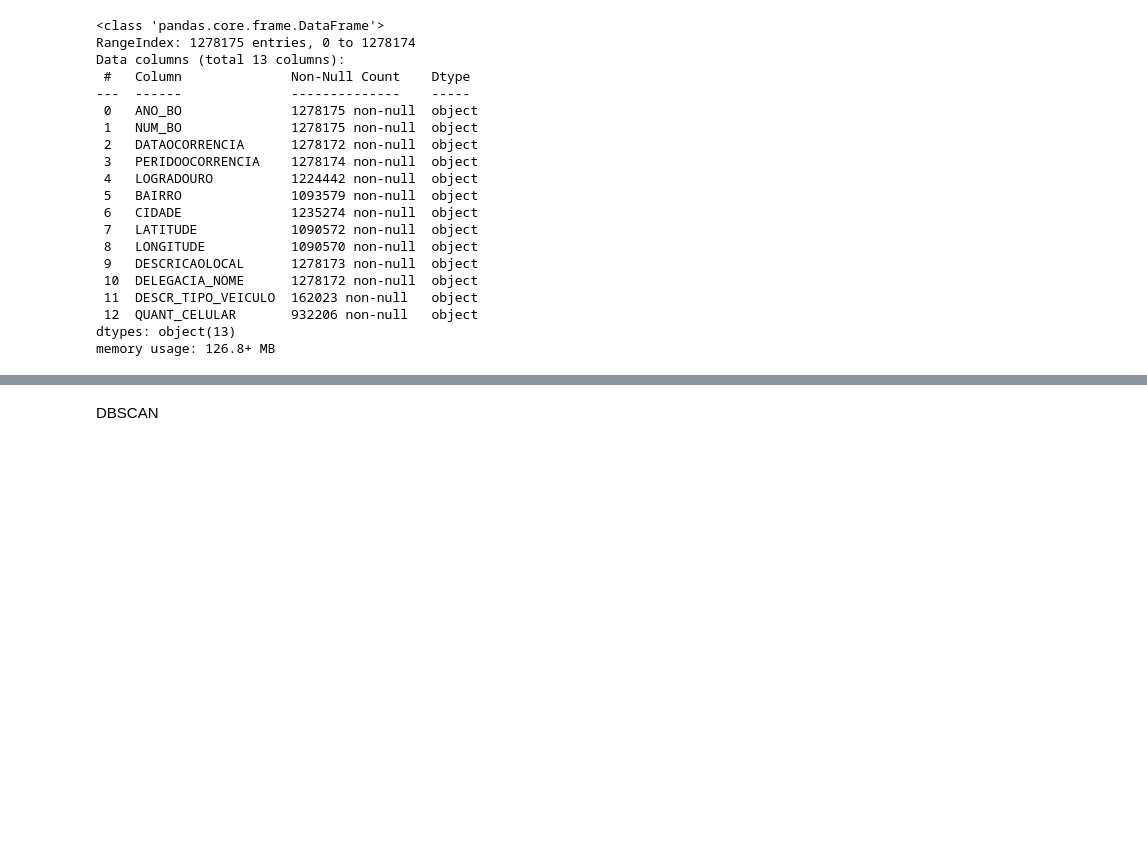
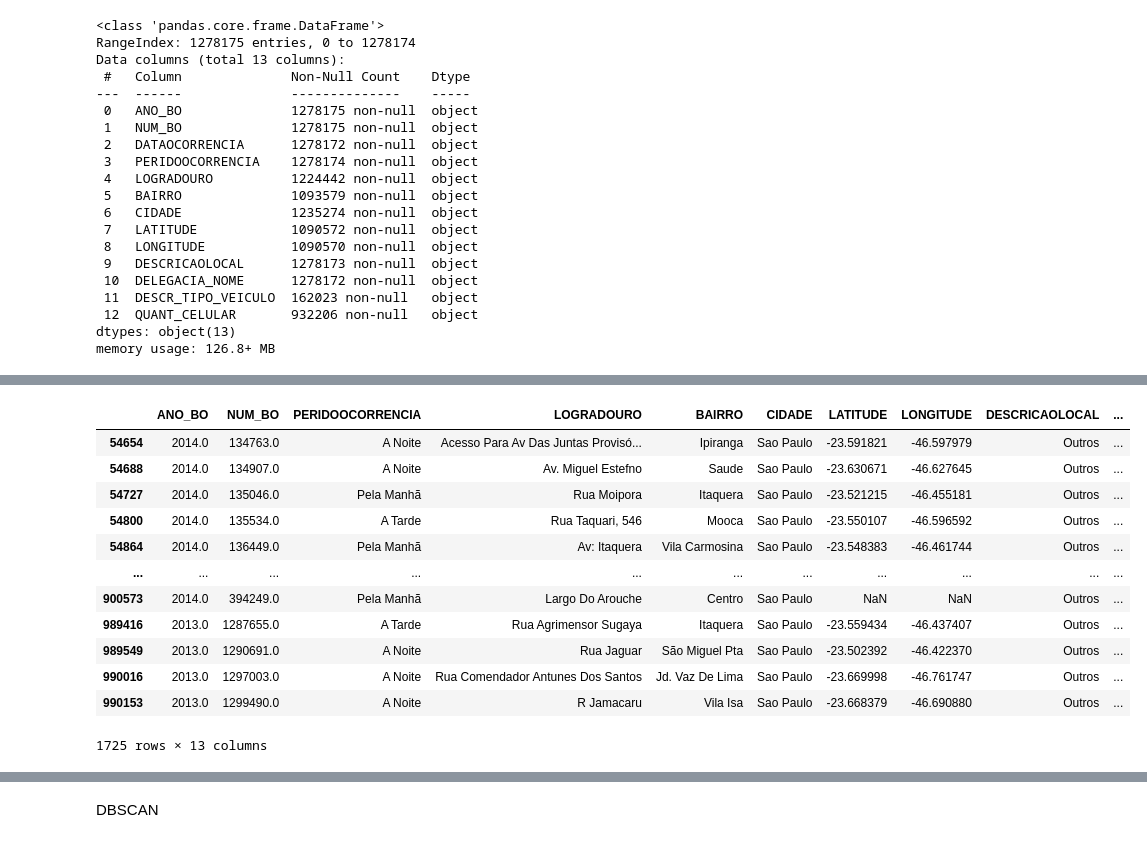
Before and after one commit to eversonm/mineracao-de-dados, a Jupyter notebook: Tratamento das Colunas.ipynb, the cells around one changed output, grey strips where cells are left out. Cells and saved outputs as stored; diff of their text form; code cells hidden in the pictures; blank space fills up the shorter version.

```diff
--- a/Tratamento das Colunas.ipynb
+++ b/Tratamento das Colunas.ipynb
@@ -90,2 +139,18 @@ dataset['ANO_BO'].isnull().sum()
+# %%
+dataset[dataset['CIDADE']=='Sao Paulo']
+# %% [output]
+|  | ANO_BO | NUM_BO | PERIDOOCORRENCIA | LOGRADOURO | BAIRRO | CIDADE | LATITUDE | LONGITUDE | DESCRICAOLOCAL | ... |
+| 54654 | 2014.0 | 134763.0 | A Noite | Acesso Para Av Das Juntas Provisó... | Ipiranga | Sao Paulo | -23.591821 | -46.597979 | Outros | ... |
+| 54688 | 2014.0 | 134907.0 | A Noite | Av. Miguel Estefno | Saude | Sao Paulo | -23.630671 | -46.627645 | Outros | ... |
+| 54727 | 2014.0 | 135046.0 | Pela Manhã | Rua Moipora | Itaquera | Sao Paulo | -23.521215 | -46.455181 | Outros | ... |
+| 54800 | 2014.0 | 135534.0 | A Tarde | Rua Taquari, 546 | Mooca | Sao Paulo | -23.550107 | -46.596592 | Outros | ... |
+| 54864 | 2014.0 | 136449.0 | Pela Manhã | Av: Itaquera | Vila Carmosina | Sao Paulo | -23.548383 | -46.461744 | Outros | ... |
+| ... | ... | ... | ... | ... | ... | ... | ... | ... | ... | ... |
+| 900573 | 2014.0 | 394249.0 | Pela Manhã | Largo Do Arouche | Centro | Sao Paulo | NaN | NaN | Outros | ... |
+| 989416 | 2013.0 | 1287655.0 | A Tarde | Rua Agrimensor Sugaya | Itaquera | Sao Paulo | -23.559434 | -46.437407 | Outros | ... |
+| 989549 | 2013.0 | 1290691.0 | A Noite | Rua Jaguar | São Miguel Pta | Sao Paulo | -23.502392 | -46.422370 | Outros | ... |
+| 990016 | 2013.0 | 1297003.0 | A Noite | Rua Comendador Antunes Dos Santos | Jd. Vaz De Lima | Sao Paulo | -23.669998 | -46.761747 | Outros | ... |
+| 990153 | 2013.0 | 1299490.0 | A Noite | R Jamacaru | Vila Isa | Sao Paulo | -23.668379 | -46.690880 | Outros | ... |
+1725 rows × 13 columns
 # %%
 dataset[dataset['ANO_BO'].isnull()]
```
Also changed, not shown: parts of 44 cells of this notebook, 1 other file.
